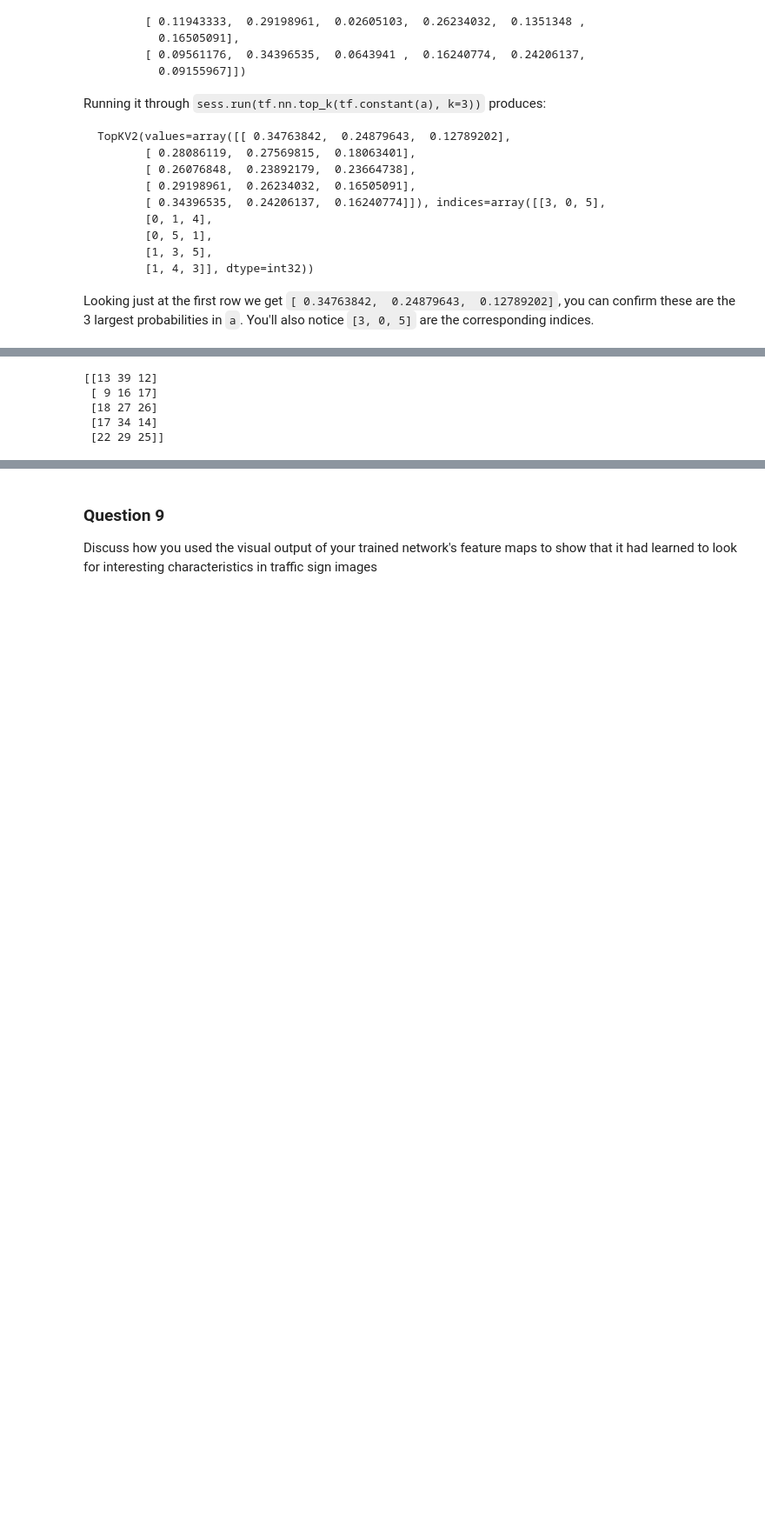
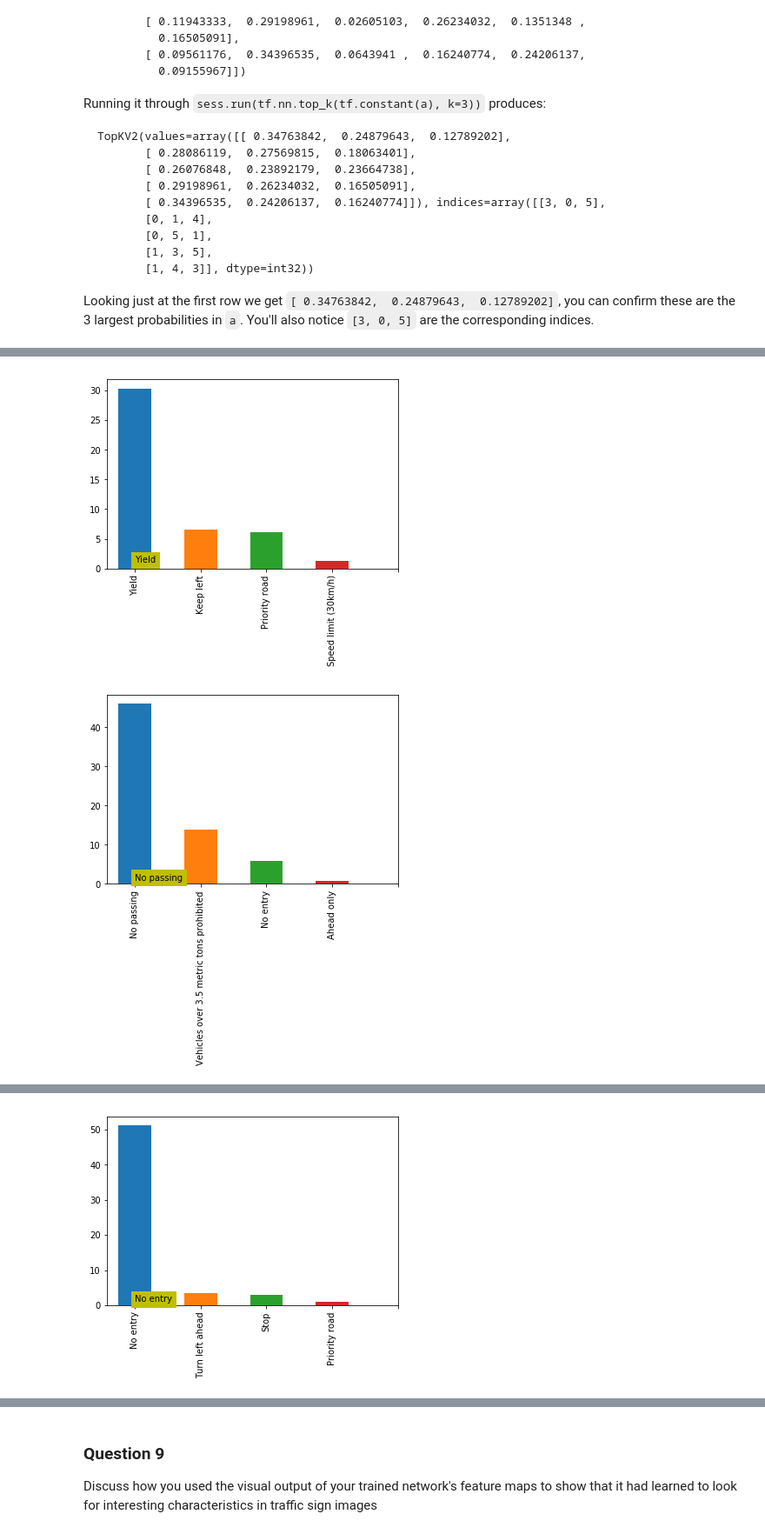
Before and after one commit to harshitsilly/CarND-Traffic-Sign-Classifier-Project, a Jupyter notebook: Traffic_Sign_Classifier.ipynb, the cells around one changed output, grey strips where cells are left out. Shown at 87% size. Saved outputs shown, nothing was run; the diff lists cells and outputs as text; code cells hidden in the pictures; blank space fills up the shorter version.

```diff
--- a/Traffic_Sign_Classifier.ipynb
+++ b/Traffic_Sign_Classifier.ipynb
@@ -480,8 +482,15 @@ print(predicts_class_top3[0])
-# %%
-print(predicts_class_top3[1])
-# %% [output]
-[[13 39 12]
- [ 9 16 17]
- [18 27 26]
- [17 34 14]
- [22 29 25]]
+# %%
+for image in range(6):
+    fig = plt.figure()
+    i = 0
+    image_label =[]
+    for i in range(0,4):
+        image_label.append(signName(predicts_class_top5[1][image][i]))
+        plt.bar(i, predicts_class_top5[0][image][i],width = .5 )
+        plt.xticks(range(5),image_label,rotation='vertical')
+        plt.text(0,1,str(signName(predicts_class[1][image][0])),color='k',backgroundcolor='y')
+    fig.savefig('examples/test'+str(image)+'.png',bbox_inches='tight')
+    plt.show()
+# %% [output]
+[figure, added]
+[figure, added]
@@ -487,0 +498 @@ print(predicts_class_top3[1])
+[figure, added]
```
Also changed, not shown: parts of 6 cells of this notebook, 13 other files.
